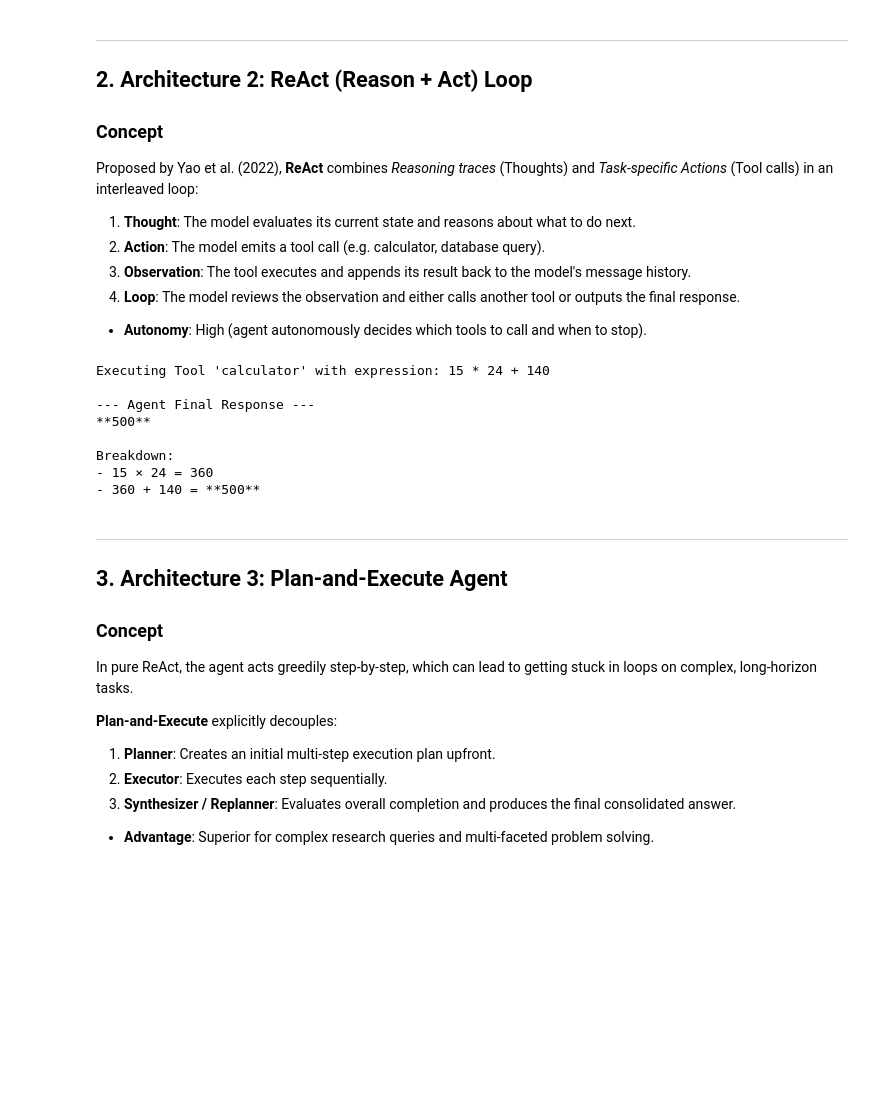
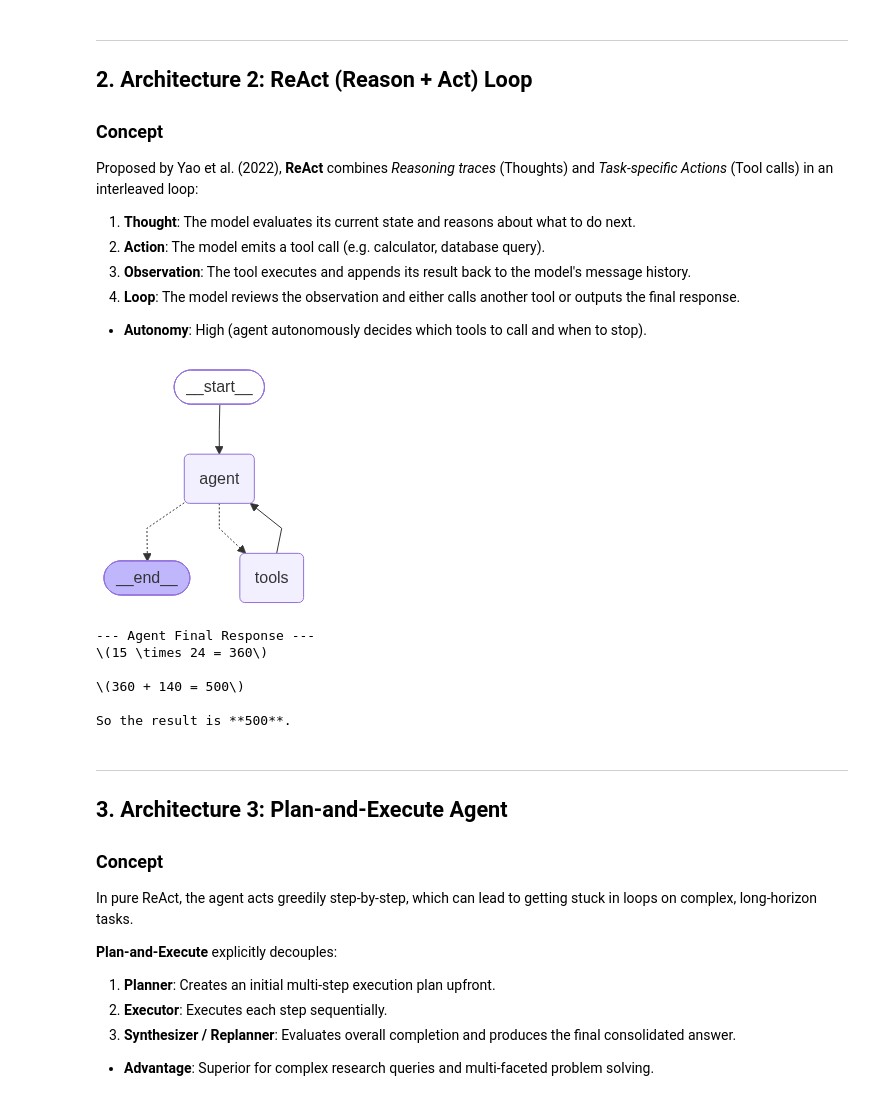
Before and after one commit to itsarpitgupta/RAG, a Jupyter notebook: 9-AgenticRAG/Agent_Architecture/agent_architectures.ipynb, the cells around one changed output. Saved outputs shown, nothing was run; the diff lists cells and outputs as text; code cells hidden in the pictures; blank space fills up the shorter version.

Commit message:
feat: add centralized LLM config with multi-model fallback and LangGraph visualizations

```diff
--- a/9-AgenticRAG/Agent_Architecture/agent_architectures.ipynb
+++ b/9-AgenticRAG/Agent_Architecture/agent_architectures.ipynb
@@ -36,15 +37,12 @@ We use **Groq** (`qwen/qwen3.8-27b`) as our high-speed, free LLM across all arch
 # %%
-import os
-from dotenv import find_dotenv, load_dotenv
-from langchain_groq import ChatGroq
+# Centralized LLM Configuration with Automatic Multi-Model Fallback
+from llm_config import get_llm, list_free_models
 
-# Load environment variables (.env)
-load_dotenv(find_dotenv())
+# List verified free models and active status
+list_free_models()
 
-# Initialize our free Groq model
-free_model = ChatGroq(
-    model="qwen/qwen3.8-27b",
-    temperature=0.7,
-)
-print(f"✅ Free Groq Model initialized: {free_model.model_name}")
+# Initialize unified model with zero-downtime automatic fallback
+# (Configured via .env: LLM_MODEL, default: openai/gpt-oss-120b)
+free_model = get_llm(temperature=0.7)
+print(f"Active model: {free_model.model_name} (with automatic failover enabled)")
 # %% [output]
@@ -121,46 +135,54 @@ from langchain_core.messages import HumanMessage
 # Define tool
 @tool
 def calculator(expression: str) -> str:
     """Evaluate a mathematical arithmetic expression."""
     print(f"Executing Tool 'calculator' with expression: {expression}")
     try:
         return str(eval(expression))
     except Exception as e:
         return f"Calculation Error: {e}"
 
 tools = [calculator]
 model_with_tools = free_model.bind_tools(tools)
 
 # Node 1: Reasoner Node
 def react_agent_node(state: MessagesState):
     res = model_with_tools.invoke(state["messages"])
     return {"messages": [res]}
 
 # Build LangGraph ReAct Agent
 builder = StateGraph(MessagesState)
 builder.add_node("agent", react_agent_node)
 builder.add_node("tools", ToolNode(tools))
 
 builder.add_edge(START, "agent")
 builder.add_conditional_edges("agent", tools_condition)  # Routes to 'tools' or END
 builder.add_edge("tools", "agent")  # Observation loops back to Agent
 
 react_agent = builder.compile()
 
-# Invoke agent
-query = "What is 15 multiplied by 24, plus 140?"
-response = react_agent.invoke({"messages": [HumanMessage(content=query)]})
-print("\n--- Agent Final Response ---")
-print(response["messages"][-1].content)
+# Visualize ReAct Agent Architecture
+from IPython.display import Image, display
+try:
+    display(Image(react_agent.get_graph().draw_mermaid_png()))
+except Exception:
+    print(react_agent.get_graph().draw_ascii())
 # %% [output]
-Executing Tool 'calculator' with expression: 15 * 24 + 140
-
---- Agent Final Response ---
-**500**
-
-Breakdown:
-- 15 × 24 = 360
-- 360 + 140 = **500**
+[figure, added]
+# %%
+
+# Invoke agent
+query = "What is 15 multiplied by 24, plus 140?"
+response = react_agent.invoke({"messages": [HumanMessage(content=query)]})
+print("\n--- Agent Final Response ---")
+print(response["messages"][-1].content)
+# %% [output]
+--- Agent Final Response ---
+\(15 \times 24 = 360\)
+
+\(360 + 140 = 500\)
+
+So the result is **500**.
 # %% [markdown]
 ---
 ## 3. Architecture 3: Plan-and-Execute Agent
```
Also changed, not shown: parts of 6 cells of this notebook, 18 other files.
